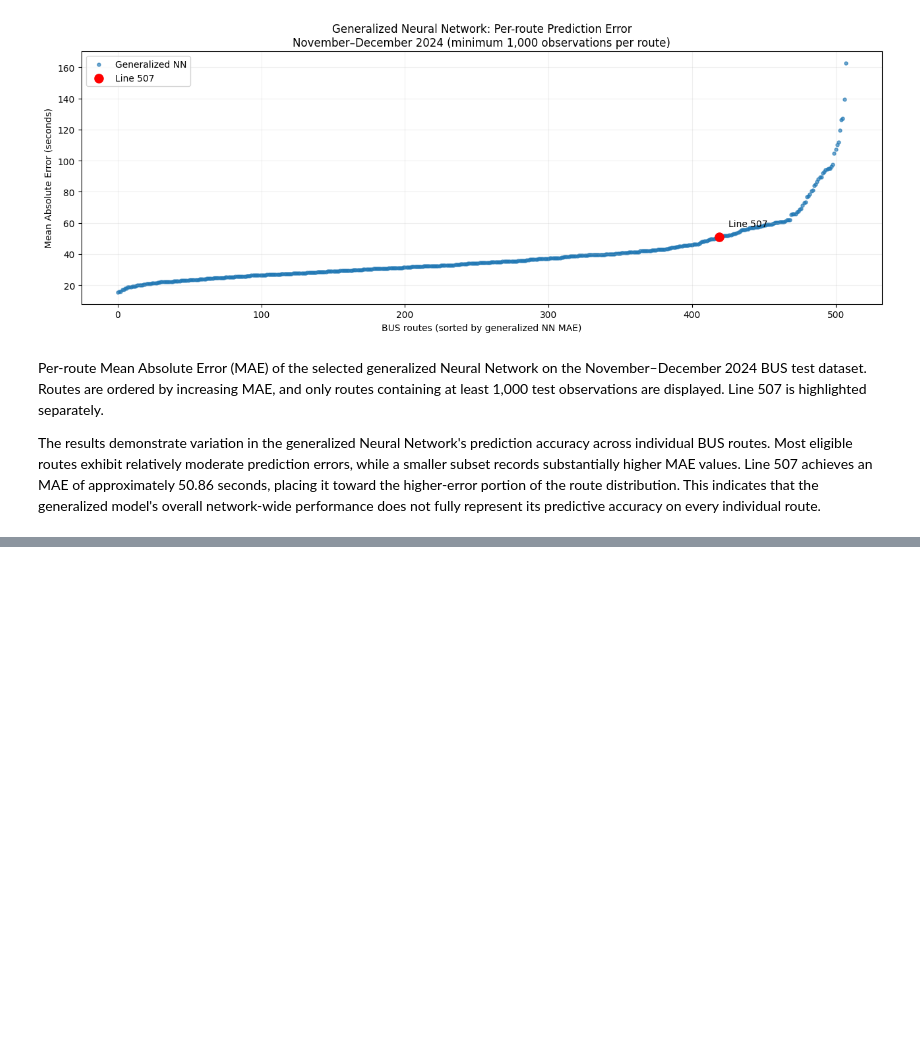
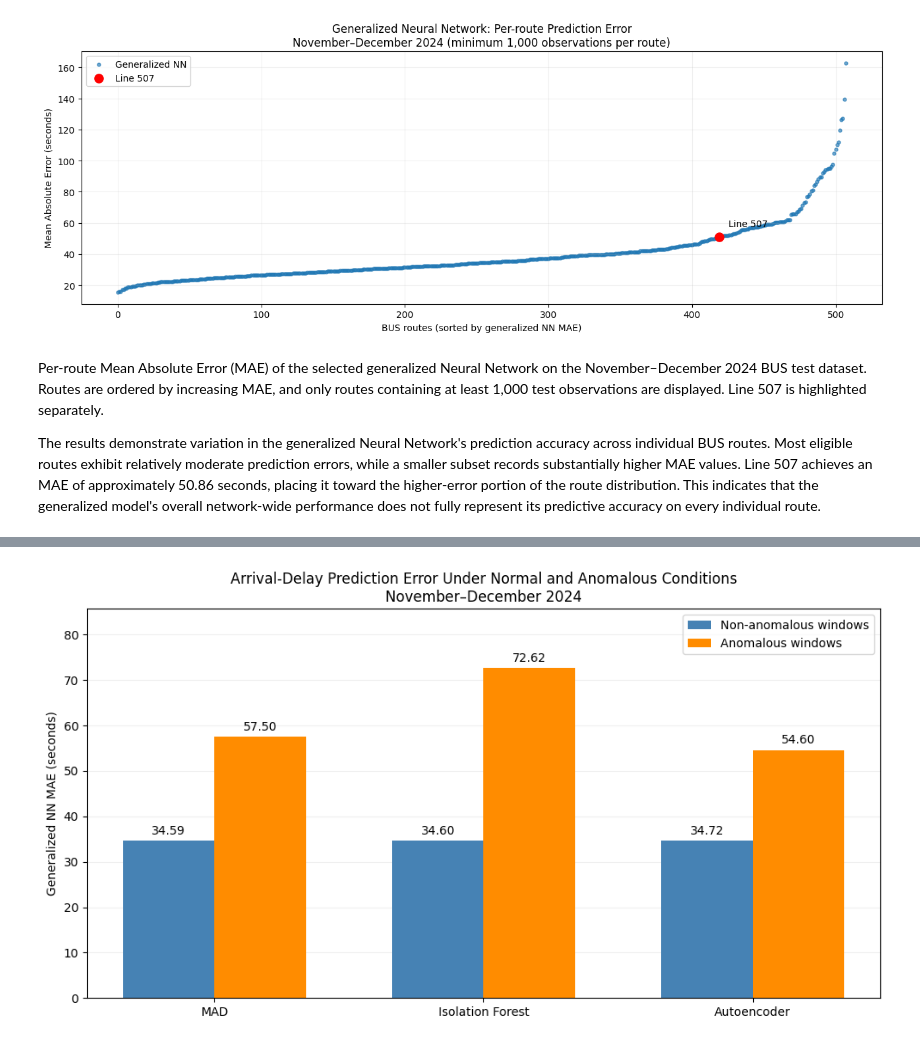
Before and after one commit to naminipla1920-ui/Private, a Jupyter notebook: Copia_de_AI_transportation_project.ipynb, the cells around one changed output, grey strips where cells are left out. Saved outputs shown, nothing was run; the diff lists cells and outputs as text; code cells hidden in the pictures; blank space fills up the shorter version.

```diff
--- a/Copia_de_AI_transportation_project.ipynb
+++ b/Copia_de_AI_transportation_project.ipynb
@@ -9231,0 +10642,89 @@ The results demonstrate variation in the generalized Neural Network's prediction
+# %%
+import matplotlib.pyplot as plt
+import numpy as np
+
+# Reshape existing results for visualization
+mae_plot = anomaly_prediction_results.pivot(
+    index="Detector",
+    columns="Condition",
+    values="MAE (s)"
+)
+
+# Ensure consistent detector ordering
+mae_plot = mae_plot.loc[
+    ["MAD", "Isolation Forest", "Autoencoder"]
+]
+
+x = np.arange(len(mae_plot))
+width = 0.34
+
+fig, ax = plt.subplots(figsize=(10, 5.5))
+
+bars_normal = ax.bar(
+    x - width / 2,
+    mae_plot["Normal"],
+    width,
+    label="Non-anomalous windows",
+    color="steelblue"
+)
+
+bars_anomalous = ax.bar(
+    x + width / 2,
+    mae_plot["Anomalous"],
+    width,
+    label="Anomalous windows",
+    color="darkorange"
+)
+
+# Display exact MAE values above bars
+ax.bar_label(
+    bars_normal,
+    fmt="%.2f",
+    padding=3,
+    fontsize=10
+)
+
+ax.bar_label(
+    bars_anomalous,
+    fmt="%.2f",
+    padding=3,
+    fontsize=10
+)
+
+ax.set_xticks(x)
+ax.set_xticklabels(mae_plot.index)
+
+ax.set_ylabel("Generalized NN MAE (seconds)")
+
+ax.set_title(
+    "Arrival-Delay Prediction Error Under Normal and Anomalous Conditions\n"
+    "November–December 2024"
+)
+
+ax.legend()
+ax.grid(axis="y", alpha=0.2)
+ax.set_axisbelow(True)
+
+ax.set_ylim(
+    0,
+    mae_plot.to_numpy().max() * 1.18
+)
+
+plt.tight_layout()
+
+figure_path = (
+    f"{RESULTS_PATH}/"
+    "anomaly_vs_generalized_nn_mae_2024.png"
+)
+
+plt.savefig(
+    figure_path,
+    dpi=300,
+    bbox_inches="tight"
+)
+
+plt.show()
+
+print("Figure saved to:", figure_path)
+# %% [output]
+[figure, added]
```
Also changed, not shown: parts of 25 cells of this notebook.
